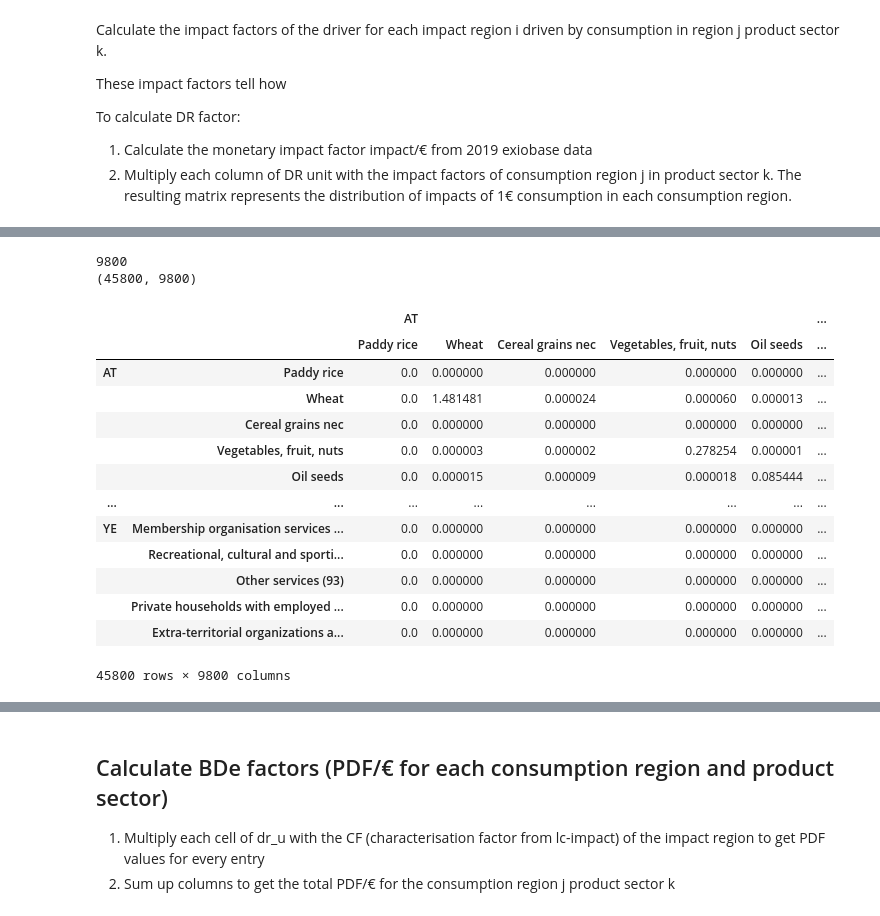
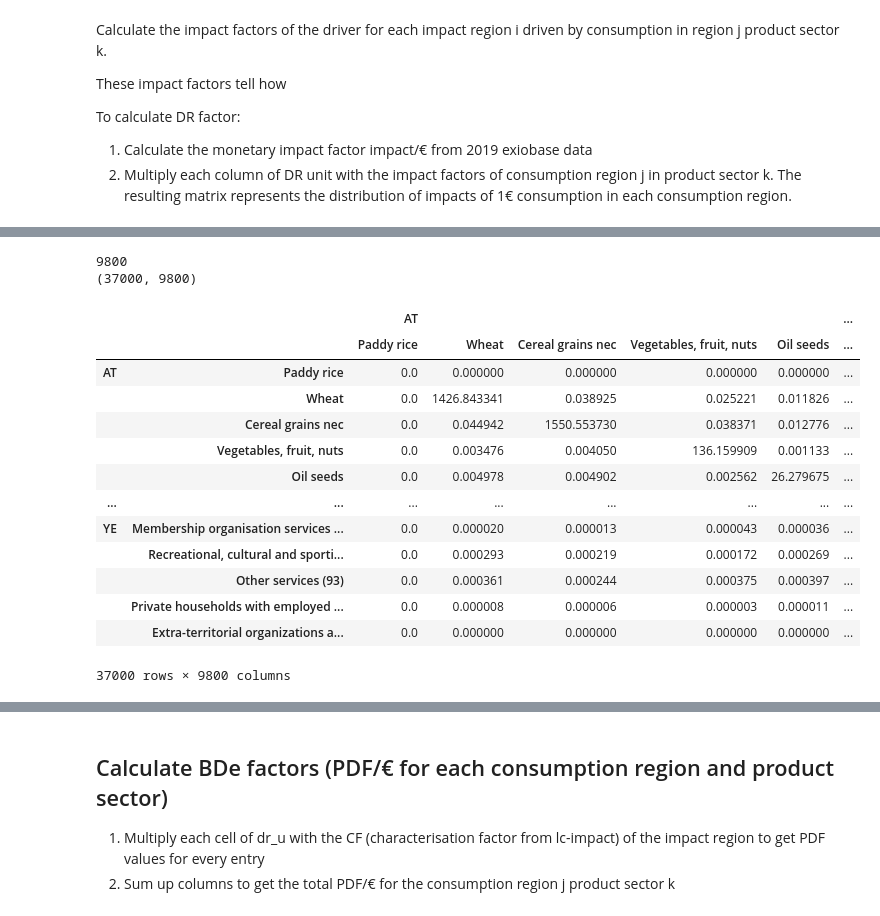
Before and after one commit to tterimaa/pdf-calculation, a Jupyter notebook: pdf-pollution-ozone.ipynb, the cells around one changed output, grey strips where cells are left out. Drawn from its saved outputs; the diff is of its cells as text; code cells hidden in the pictures.

```diff
--- a/pdf-pollution-ozone.ipynb
+++ b/pdf-pollution-ozone.ipynb
@@ -29,12 +31,12 @@ To calculate the matrix we need to
 2. Diagonalize the aggregated driver and re-calculate the IO system
 # %%
 # diagonalize both nox and nmvoc because CFs are found for both
-exio3_11.nox = exio3_11.satellite.copy()
+#exio3_11.nox = exio3_11.satellite.copy()
 exio3_11.nmvoc = exio3_11.satellite.copy()
 
 # diagonalize and calculate land stress - annual and permanent
 nmvoc_diag = exio3_11.nmvoc.diag_stressor(("NMVOC - combustion - air"))
-nox_diag = exio3_11.nox.diag_stressor(("NOx - combustion - air"))
+#nox_diag = exio3_11.nox.diag_stressor(("NOx - combustion - air"))
 exio3_11.nmvoc_diag = nmvoc_diag
-exio3_11.nox_diag = nox_diag
+#exio3_11.nox_diag = nox_diag
 exio3_11.calc_all()
@@ -472,33 +474,33 @@ exio3_19.calc_all()
 # %%
 # use 2019 impact factors for calculating dr_f
 # calculate dr_f - share of the driver of biodiversity loss in impact region i from the total amount of the driver that is driven by consumption in consumption region j, product sector k
 
 dr_f_nox = dr_u_nox.copy()
-total_nox = exio3_19.diag_nox.M.loc["NOx - combustion - air"]
+total_nox = exio3_19.satellite.M.loc["NOx - combustion - air"]
 scalars = total_nox.to_numpy() # multipliers for each column
 print(len(scalars))
 print(dr_u_nox.shape)
 
 # multiply each column of dr_u by the respective column value from exio3_19 impact factors
 dr_f_nox = dr_f_nox * scalars # same as dr_f * diag(scalars) but more efficient with numpy broadcasting
 dr_f_nox
 # %% [output]
 9800
-(45800, 9800)
+(37000, 9800)
 |  |  | AT |  |  |  |  | ... |
 |  |  | Paddy rice | Wheat | Cereal grains nec | Vegetables, fruit, nuts | Oil seeds | ... |
 | AT | Paddy rice | 0.0 | 0.000000 | 0.000000 | 0.000000 | 0.000000 | ... |
-|  | Wheat | 0.0 | 1.481481 | 0.000024 | 0.000060 | 0.000013 | ... |
-|  | Cereal grains nec | 0.0 | 0.000000 | 0.000000 | 0.000000 | 0.000000 | ... |
-|  | Vegetables, fruit, nuts | 0.0 | 0.000003 | 0.000002 | 0.278254 | 0.000001 | ... |
-|  | Oil seeds | 0.0 | 0.000015 | 0.000009 | 0.000018 | 0.085444 | ... |
+|  | Wheat | 0.0 | 1426.843341 | 0.038925 | 0.025221 | 0.011826 | ... |
+|  | Cereal grains nec | 0.0 | 0.044942 | 1550.553730 | 0.038371 | 0.012776 | ... |
+|  | Vegetables, fruit, nuts | 0.0 | 0.003476 | 0.004050 | 136.159909 | 0.001133 | ... |
+|  | Oil seeds | 0.0 | 0.004978 | 0.004902 | 0.002562 | 26.279675 | ... |
 | ... | ... | ... | ... | ... | ... | ... | ... |
-| YE | Membership organisation services ... | 0.0 | 0.000000 | 0.000000 | 0.000000 | 0.000000 | ... |
-|  | Recreational, cultural and sporti... | 0.0 | 0.000000 | 0.000000 | 0.000000 | 0.000000 | ... |
-|  | Other services (93) | 0.0 | 0.000000 | 0.000000 | 0.000000 | 0.000000 | ... |
-|  | Private households with employed ... | 0.0 | 0.000000 | 0.000000 | 0.000000 | 0.000000 | ... |
+| YE | Membership organisation services ... | 0.0 | 0.000020 | 0.000013 | 0.000043 | 0.000036 | ... |
+|  | Recreational, cultural and sporti... | 0.0 | 0.000293 | 0.000219 | 0.000172 | 0.000269 | ... |
+|  | Other services (93) | 0.0 | 0.000361 | 0.000244 | 0.000375 | 0.000397 | ... |
+|  | Private households with employed ... | 0.0 | 0.000008 | 0.000006 | 0.000003 | 0.000011 | ... |
 |  | Extra-territorial organizations a... | 0.0 | 0.000000 | 0.000000 | 0.000000 | 0.000000 | ... |
-45800 rows × 9800 columns
+37000 rows × 9800 columns
 # %%
 exio_19_diag_nmvoc = exio3_19.satellite.diag_stressor(("NMVOC - combustion - air"))
 exio3_19.diag_nmvoc = exio_19_diag_nmvoc
```
Also changed, not shown: parts of 9 cells of this notebook, 1 other file.
